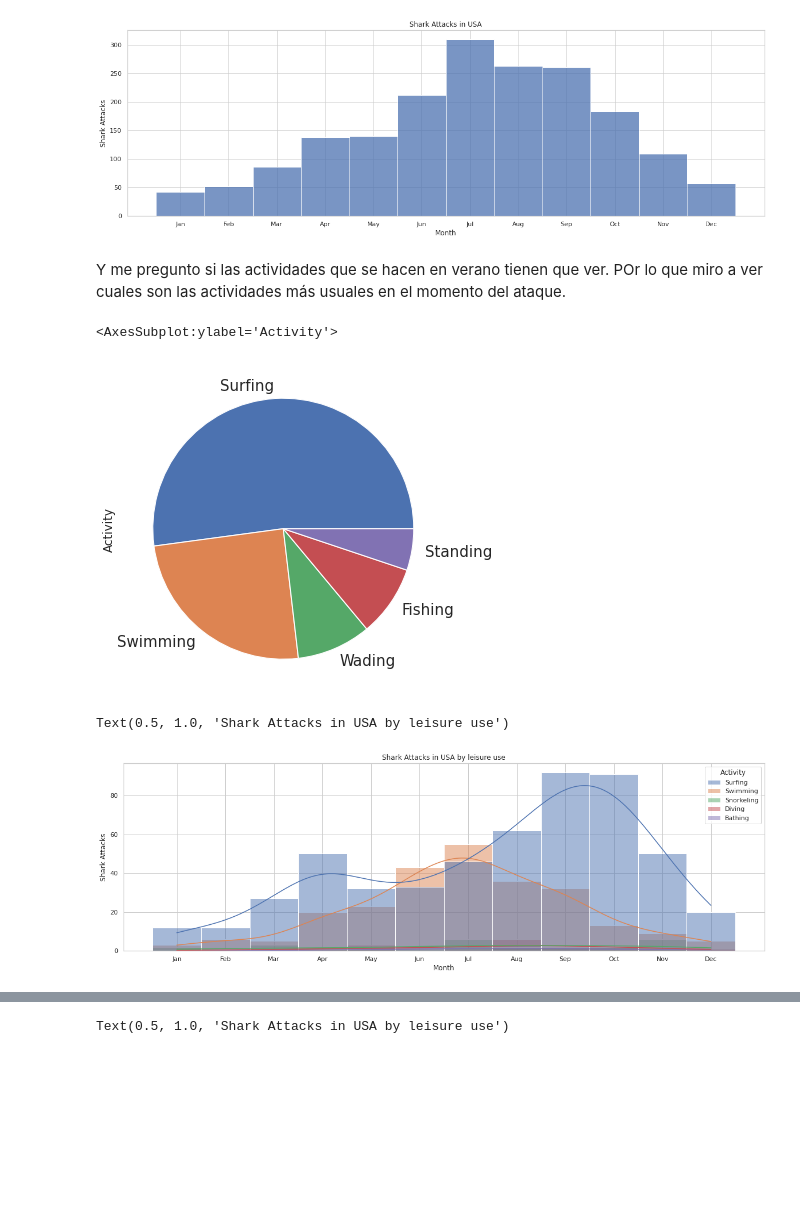
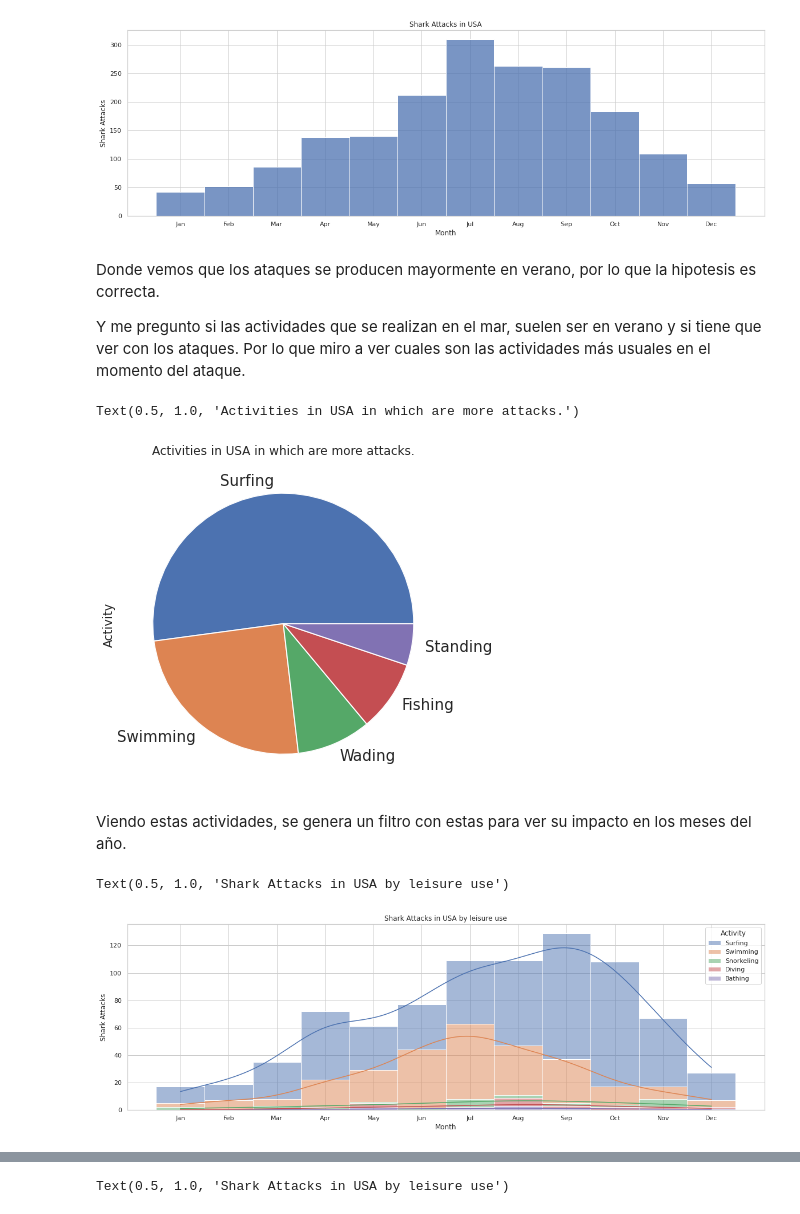
Before and after one commit to evaarquero/data-cleaning-pandas, a Jupyter notebook: analysis.ipynb, the cells around one changed output, grey strips where cells are left out. Drawn from its saved outputs; the diff is of its cells as text; code cells hidden in the pictures; blank space fills up the shorter version.

```diff
--- a/analysis.ipynb
+++ b/analysis.ipynb
@@ -98,12 +107,18 @@ plt.title("Shark Attacks in USA")
 Text(0.5, 1.0, 'Shark Attacks in USA')
 [figure]
 # %% [markdown]
-Y me pregunto si las actividades que se hacen en verano tienen que ver. POr lo que miro a ver cuales son las actividades más usuales en el momento del ataque.
+Donde vemos que los ataques se producen mayormente en verano, por lo que la hipotesis es correcta.
+
+Y me pregunto si las actividades que se realizan en el mar, suelen ser en verano y si tiene que ver con los ataques.
+Por lo que miro a ver cuales son las actividades más usuales en el momento del ataque.
 # %%
 df_USA.Activity.value_counts().nlargest(5).plot.pie(fontsize=15, figsize=(6, 6))
+plt.title("Activities in USA in which are more attacks.")
 # %% [output]
-<AxesSubplot:ylabel='Activity'>
+Text(0.5, 1.0, 'Activities in USA in which are more attacks.')
-[figure, old version]
+[figure, new version]
+# %% [markdown]
+Viendo estas actividades, se genera un filtro con estas para ver su impacto en los meses del año.
 # %%
 df_USA_act = pd.read_csv("Output_df/df_USA_act.csv",encoding = "ISO-8859-1")
 # %%
@@ -111,9 +126,9 @@ df_USA_act['Month'] = pd.Categorical(df_USA_act['Month'],
                                    categories=['Jan', 'Feb', "Mar", "Apr", "May", "Jun", "Jul", "Aug","Sep","Oct","Nov","Dec"],
                                    ordered=True)
 # %%
-g = sns.histplot(x='Month', hue="Activity",data=df_USA_act, kde=True)
+sns.histplot(x='Month', hue="Activity",data=df_USA_act, kde=True, multiple='stack')
 plt.ylabel("Shark Attacks");
 plt.title("Shark Attacks in USA by leisure use")
 # %% [output]
 Text(0.5, 1.0, 'Shark Attacks in USA by leisure use')
-[figure, old version]
+[figure, new version]
```
Also changed, not shown: parts of 11 cells of this notebook, 1 other file.
